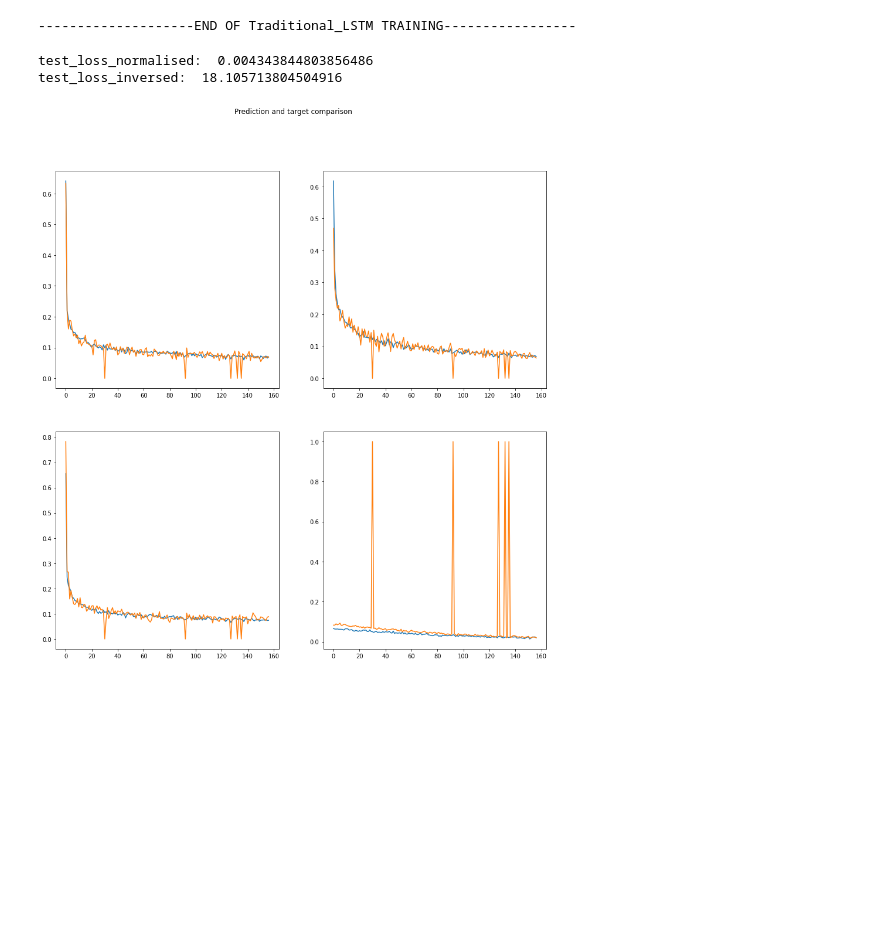
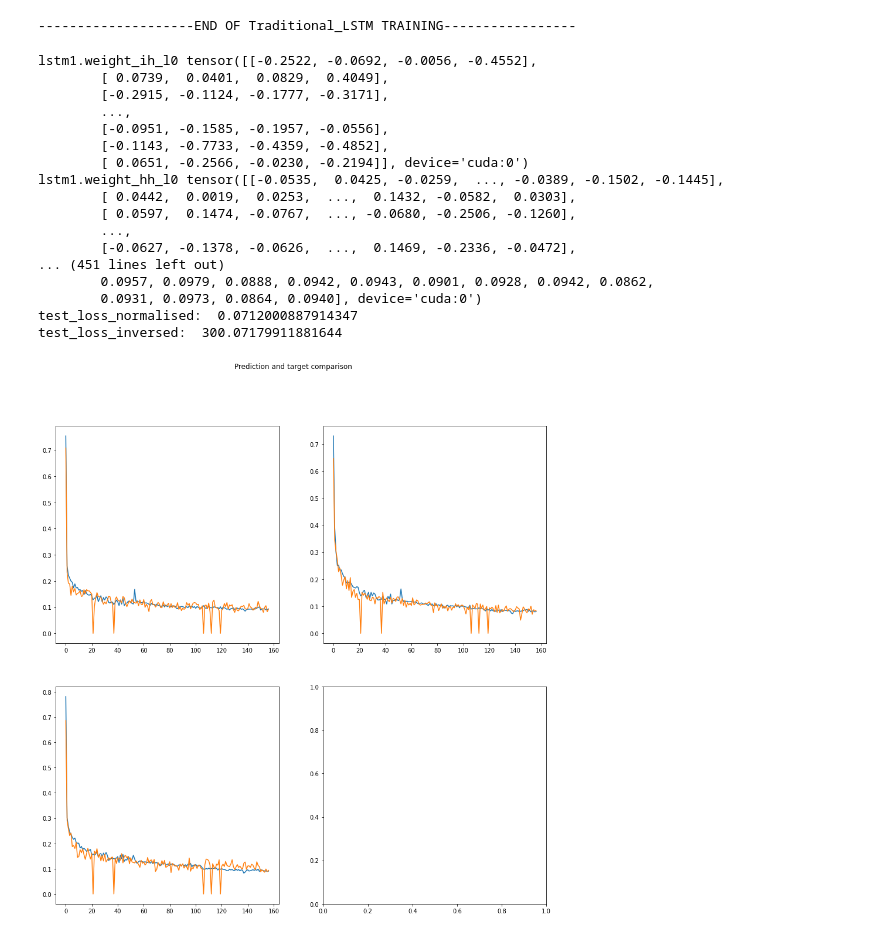
Before and after one commit to nguyen-thanh05/Supervised-Autoencoder-LSTM-experiment, a Jupyter notebook: lstm_supervised_autoencoder.ipynb, the cells around one changed output. Drawn from its saved outputs; the diff is of its cells as text; code cells hidden in the pictures; blank space fills up the shorter version.

Commit message:
Rewrite LSTM to utilise the entire sequence

```diff
--- a/lstm_supervised_autoencoder.ipynb
+++ b/lstm_supervised_autoencoder.ipynb
@@ -162,11 +162,11 @@ class Traditional_LSTM(nn.Module):
     def __init__(self):
         super(Traditional_LSTM, self).__init__()
 
-        self.lstm1 = nn.LSTM(input_size = 4, hidden_size= 128, batch_first = True, num_layers = 3, dropout = 0.5)
+        self.lstm1 = nn.LSTM(input_size = 4, hidden_size= 64, batch_first = True, num_layers = 2, dropout = 0.5)
 
-        self.lstm2 = nn.LSTM(input_size = 128, hidden_size = 3, batch_first = True, num_layers = 3, dropout = 0.5)
+        self.lstm2 = nn.LSTM(input_size = 64, hidden_size = 3, batch_first = True, num_layers = 2, dropout = 0.5)
 
-        self.predict_linear = nn.Linear(9,471)
+        self.predict_linear = nn.Linear(157,157)
 
 
     def forward(self, x):
@@ -174,8 +174,9 @@ class Traditional_LSTM(nn.Module):
 
         x, (h_predict, _) = self.lstm2(x)
 
-        h_predict = torch.flatten(h_predict)
-        x = self.predict_linear(h_predict)
+
+        x = x.permute(1, 0)
+        x = self.predict_linear(x)
 
         return x.reshape([157, 3])
 
@@ -275,11 +276,24 @@ print("--------------------END OF Traditional_LSTM TRAINING-----------------")
 # %%
 import torch
 import numpy as np
+MODELNAME = "trad_lstm"
 
+def test(test_loader, model_name):
 
-def test(test_loader):
-    test_model = SAE_LSTM()
-    test_model = torch.load("test.pt")
+    file_to_load = model_name + ".pt"
+
+    if model_name == "trad_lstm":
+        test_model = Traditional_LSTM()
+
+    elif model_name == "sae_lstm":
+        test_model = SAE_LSTM()
+    else:
+        print("Invalid model name")
+        return None
+
+    test_model = torch.load(file_to_load)
+    for name, param in test_model.state_dict().items():
+        print(name, param)
 
     prediction_loss = nn.MSELoss()
 
@@ -287,10 +301,18 @@ def test(test_loader):
     y_hat_graph, x_hat_graph, y_graph, x_graph = None, None, None, None
     model_loss_normalised = 0.0
     model_loss_inversed = 0
+
     for batch_idx, (data,target) in enumerate(test_loader):
+
+
         data = data[0].cuda().type(torch.cuda.FloatTensor)
         target = target[0].cuda().type(torch.cuda.FloatTensor)
-        y_hat, x_hat = test_model(data)
+
+        if model_name == "sae_lstm":
+            y_hat, x_hat = test_model(data)
+        else:
+            y_hat = test_model(data)
+            x_hat = torch.tensor([])
         loss = prediction_loss(y_hat,target)
         if batch_idx == 3:
             y_hat_graph, x_hat_graph, y_graph, x_graph = y_hat, x_hat, target, data
@@ -307,36 +329,55 @@ def test(test_loader):
         y_hat = transformation.inverse_transform(y_hat)
         target = transformation.inverse_transform(target)
         y_hat = torch.from_numpy(y_hat[:, :3])
         target = torch.from_numpy(target[:, :3])
 
         loss = prediction_loss(y_hat,target)
         model_loss_inversed += math.sqrt(loss.item())/len(train_loader)
 
 
     print('test_loss_normalised: ', model_loss_normalised)
     print('test_loss_inversed: ', model_loss_inversed)
 
 
+
     fig, ((ax1, ax2), (ax3, ax4)) = plt.subplots(2, 2, figsize=(15, 15))
+
+
     fig.suptitle("Prediction and target comparison")
 
     ax1.plot([i for i in range(157)], y_hat_graph[:, 0], label = "qo_hat")
     ax1.plot([i for i in range(157)], y_graph[:, 0], label = "qo")
 
     ax2.plot([i for i in range(157)], y_hat_graph[:, 1], label = "qw_hat")
     ax2.plot([i for i in range(157)], y_graph[:, 1], label = "qw")
 
     ax3.plot([i for i in range(157)], y_hat_graph[:, 2], label = "qg_hat")
     ax3.plot([i for i in range(157)], y_graph[:, 2], label = "qg")
 
-    ax4.plot([i for i in range(157)], x_hat_graph[:, 3], label = "bhp_hat")
-    ax4.plot([i for i in range(157)], x_graph[:, 3], label = "bhp")
+    if model_name == "sae_lstm":
+        ax4.plot([i for i in range(157)], x_hat_graph[:, 3], label = "bhp_hat")
+        ax4.plot([i for i in range(157)], x_graph[:, 3], label = "bhp")
 
 
     plt.show()
 
-test(test_loader=test_loader)
+test(test_loader=test_loader, model_name="trad_lstm")
 # %% [output]
-test_loss_normalised:  0.004343844803856486
-test_loss_inversed:  18.105713804504916
+lstm1.weight_ih_l0 tensor([[-0.2522, -0.0692, -0.0056, -0.4552],
+        [ 0.0739,  0.0401,  0.0829,  0.4049],
+        [-0.2915, -0.1124, -0.1777, -0.3171],
+        ...,
+        [-0.0951, -0.1585, -0.1957, -0.0556],
+        [-0.1143, -0.7733, -0.4359, -0.4852],
+        [ 0.0651, -0.2566, -0.0230, -0.2194]], device='cuda:0')
+lstm1.weight_hh_l0 tensor([[-0.0535,  0.0425, -0.0259,  ..., -0.0389, -0.1502, -0.1445],
+        [ 0.0442,  0.0019,  0.0253,  ...,  0.1432, -0.0582,  0.0303],
+        [ 0.0597,  0.1474, -0.0767,  ..., -0.0680, -0.2506, -0.1260],
+        ...,
+        [-0.0627, -0.1378, -0.0626,  ...,  0.1469, -0.2336, -0.0472],
+... (451 lines left out)
+        0.0957, 0.0979, 0.0888, 0.0942, 0.0943, 0.0901, 0.0928, 0.0942, 0.0862,
+        0.0931, 0.0973, 0.0864, 0.0940], device='cuda:0')
+test_loss_normalised:  0.0712000887914347
+test_loss_inversed:  300.07179911881644
-[figure, old version]
+[figure, new version]
```
Also changed, not shown: parts of 3 cells of this notebook, 2 other files.
